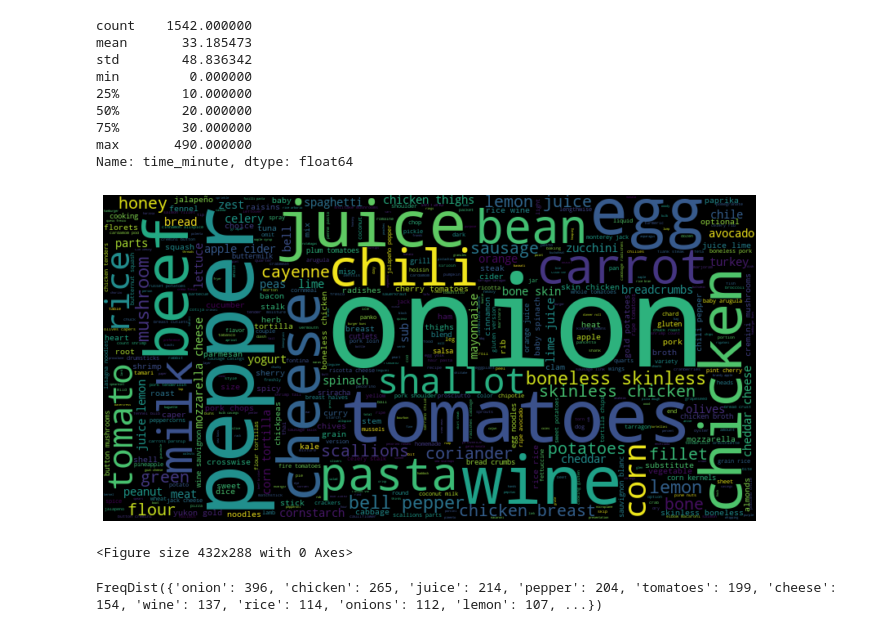
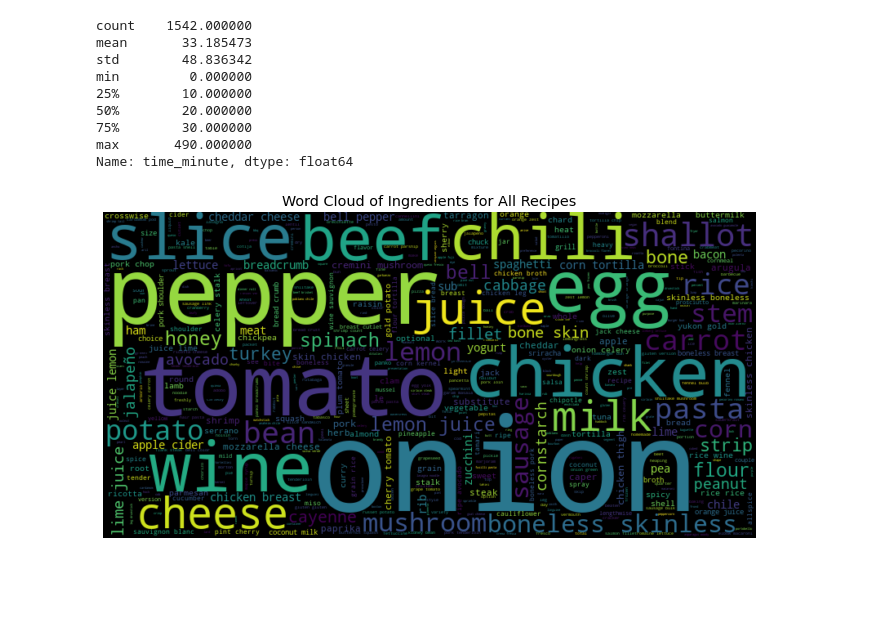
Before and after one commit to microwolf/Scrapy-simplyrecipes, a Jupyter notebook: recipes.ipynb, the cells around one changed output. Drawn from its saved outputs; the diff is of its cells as text; code cells hidden in the pictures; blank space fills up the shorter version.

Commit message:
1-add lemmatization (forgot to do after tokenization) 2-add freqdist plots 3-filtered by dish type and cook/prep time in recipe_recommendation

```diff
--- a/recipes.ipynb
+++ b/recipes.ipynb
@@ -83,17 +84,21 @@ def safe_word_tokenize(x):
         return 'empty'
 #rc['inglst'] = rc.ingredients.apply(safe_word_tokenize)
 rc['inglst'] = rc.inglst.apply(word_tokenize)
+# %%
+# Lemmatization
+lemztr = WordNetLemmatizer()
+rc['inglst'] = rc.inglst.apply(lambda x: [lemztr.lemmatize(w) for w in x])
 # %%
 # rc file: customize stop words list
 lst2 = ['pinch','approx','inch','inches','cups','cup','ml','tablespoons','tablespoon','tbsp', 'teaspoon','teaspoons','kg','g','grams','gram','lbs','lb','pound','pounds','ounce','ounces','oz']
-lst3 = ['extra','mignon','ends','end','dinosaur','brown','center','head','paste','fresh','chopped','fat','dijon','part','package','use','plain','chef','cold','brand','section','combination','garnish','serve','servings','quart','serving','note','firm','room','temperature','tube','seasoning','length','lengths','quality','knife','kind','chunk','chunks','cubes','store','virgin','flakes','flake','slices','ground','piece','pieces','sprig','sprigs','medium','thick','cut','bunch','half', 'strips','kosher','stock','powder','taste','cube','handful','handfuls','cans','wedge','wedges','leaves']
-lst4 = ['salt','oil','water','sugar','vinegar','cream','dill','worcestershire','sauce','ketchup','mustard','seed','seeds','rosemary','sage','ghee','nutmeg','mirin','sodium','sesame','bay','leaf','cumin','oregano','mint','clove','cloves','parsley','cilantro','basil','scallion','thyme','garlic','butter','canola','ginger']
+lst3 = ['extra','mignon','ends','end','hatch','food','hearts','heart','mill','roast','mix','cooking','halves','baby','frying','dice','button','thai','wild','moisture','monterey','dinosaur','summer','prep','bowties','bowtie','grater','holes','hole','whipping','dog','dogs','brick','look','fire','microplane','result','brown','center','head','paste','fresh','chopped','fat','dijon','part','package','use','plain','chef','cold','brand','section','combination','garnish','serve','servings','quart','serving','note','firm','room','temperature','tube','seasoning','length','lengths','quality','knife','kind','chunk','chunks','cubes','store','virgin','flakes','flake','slices','ground','piece','pieces','sprig','sprigs','medium','thick','cut','bunch','half', 'strips','kosher','stock','powder','taste','cube','handful','handfuls','cans','wedge','wedges','leaves']
+lst4 = ['salt','oil','water','sugar','vinegar','cream','cinnamon','nutmeg','mayonnaise','dill','coriander','worcestershire','turmeric','sauce','ketchup','mustard','seed','seeds','rosemary','sage','ghee','nutmeg','mirin','sodium','sesame','bay','leaf','cumin','oregano','mint','clove','cloves','parsley','cilantro','basil','scallion','thyme','garlic','butter','canola','ginger']
 stopIng = stopwords.words('english')
 stopIng.extend(lst2)
 stopIng.extend(lst3)
 stopIng.extend(lst4)
 #print(stopIng)
-'cans' in stopIng
+'coriander' in stopIng
 # %% [output]
 True
 # %%
@@ -244,28 +249,19 @@ Name: time_minute, dtype: float64
 # %%
 # df: ingredient lists word cloud - all
 inglst_values = df.inglst.values
 inglst_values.tolist()
 alling = [item for sublist in inglst_values for item in sublist]
 
 # word cloud of inglst
 wc = WordCloud(background_color="black", max_words=2000, width=800, height=400)
 #wc.generate(' '.join(rc['inglst'][0]))
 wc.generate(' '.join(alling))
 # show
 plt.figure(figsize=(12, 6))
 plt.imshow(wc, interpolation='bilinear')
 plt.axis("off")
-plt.show()
-plt.savefig('wc_ingredient',dpi = 400)
+plt.title('Word Cloud of Ingredients for All Recipes')
+#plt.show()
+plt.savefig('plot_wordcloud_ingredient',dpi = 400)
 # %% [output]
-[figure, old version]
+[figure, new version]
-<Figure size 432x288 with 0 Axes>
-# %%
-#sent = 'This is an example sentence'
-# fdist = FreqDist()
-# for word in word_tokenize(sent):
-#     fdist[word.lower()] += 1
-#fdist = FreqDist(word.lower() for word in word_tokenize(sent))
-FreqDist(word for word in alling)
-# %% [output]
-FreqDist({'onion': 396, 'chicken': 265, 'juice': 214, 'pepper': 204, 'tomatoes': 199, 'cheese': 154, 'wine': 137, 'rice': 114, 'onions': 112, 'lemon': 107, ...})
```
Also changed, not shown: parts of 7 cells of this notebook, 19 other files.
